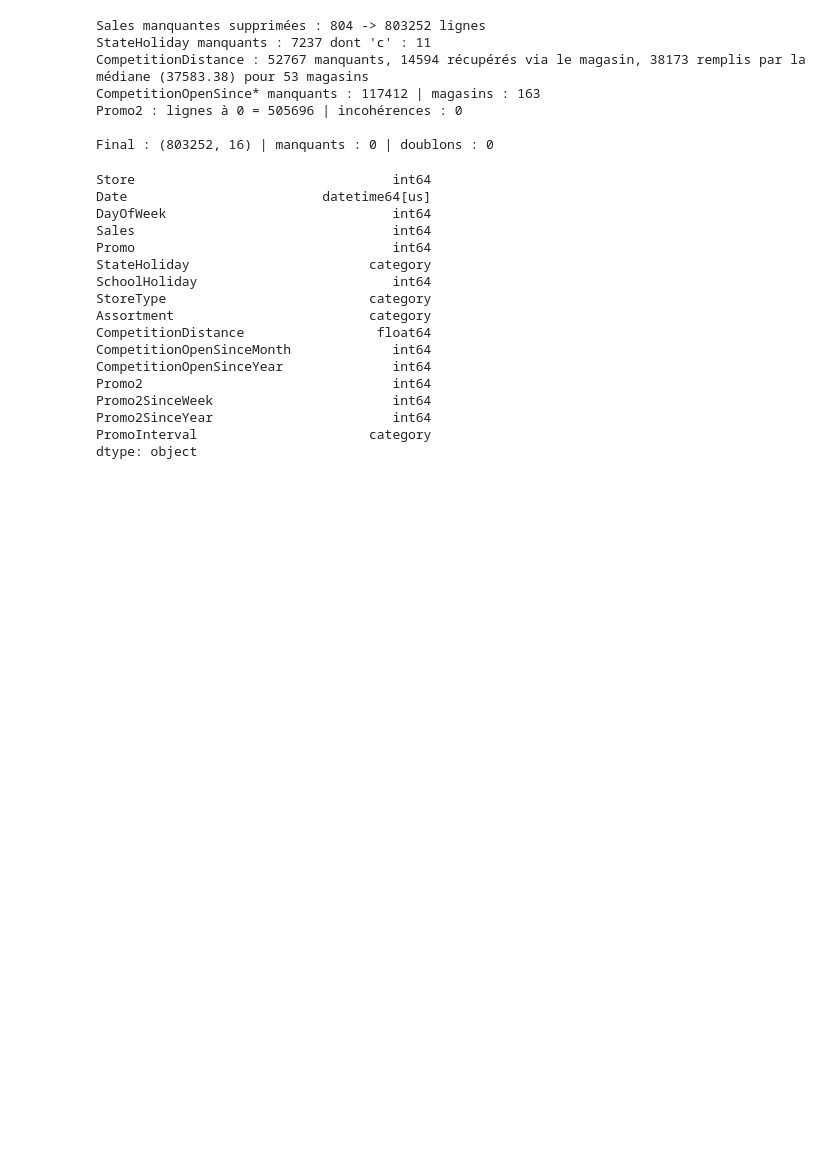
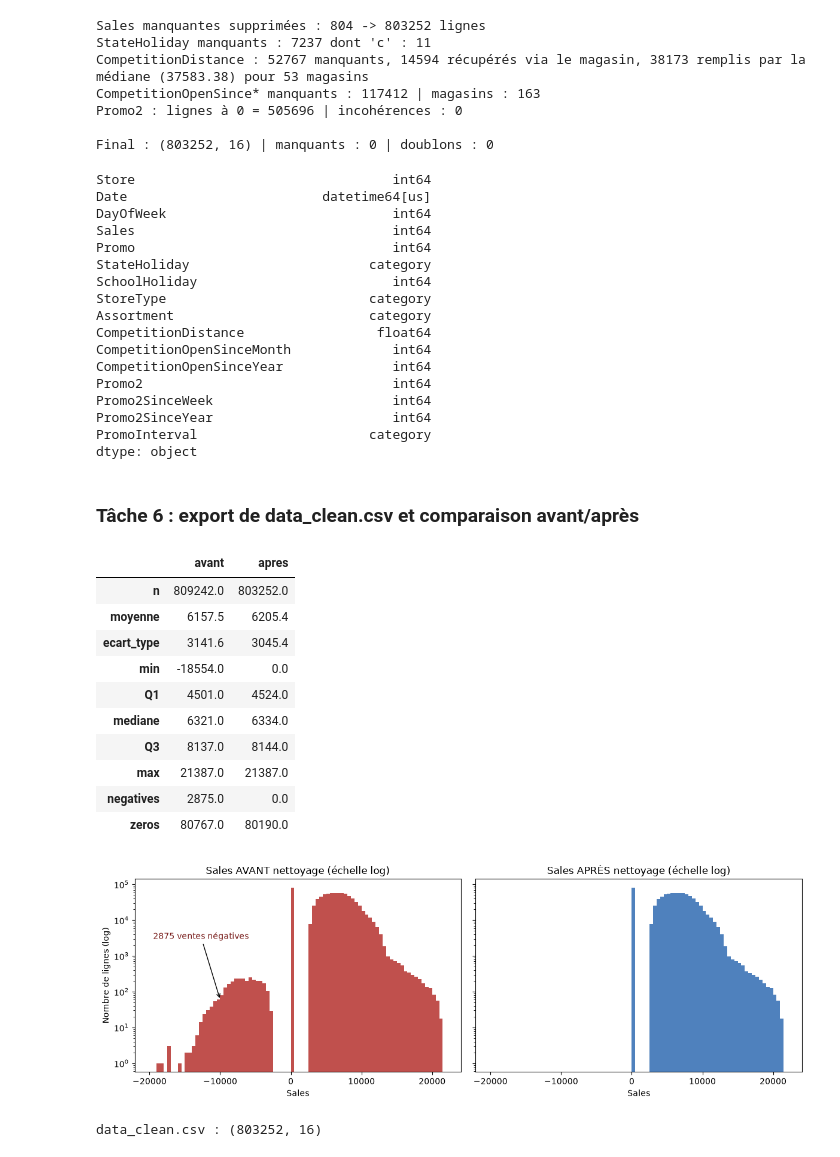
Before and after one commit to DIOPBARHAM/Projet_ML_prediction_chiffres_affaires, a Jupyter notebook: Prediction_chiffres_affaires/notebooks/preparation_donnee.ipynb, the cells around one changed output. Drawn from its saved outputs; the diff is of its cells as text; code cells hidden in the pictures; blank space fills up the shorter version.

Commit message:
feat: export de data_clean.csv et comparaison de Sales avant/après nettoyage

```diff
--- a/Prediction_chiffres_affaires/notebooks/preparation_donnee.ipynb
+++ b/Prediction_chiffres_affaires/notebooks/preparation_donnee.ipynb
@@ -201,3 +201,49 @@ Promo2SinceWeek                       int64
 Promo2SinceYear                       int64
 PromoInterval                      category
 dtype: object
+# %% [markdown]
+### Tâche 6 : export de data_clean.csv et comparaison avant/après
+# %%
+avant = sales_brut.dropna()
+apres = df["Sales"]
+
+def resume(s):
+    return {"n": s.count(), "moyenne": round(s.mean(), 1), "ecart_type": round(s.std(), 1),
+            "min": s.min(), "Q1": s.quantile(.25), "mediane": s.median(), "Q3": s.quantile(.75),
+            "max": s.max(), "negatives": int((s < 0).sum()), "zeros": int((s == 0).sum())}
+
+tab = pd.DataFrame({"avant": resume(avant), "apres": resume(apres)})
+tab.to_csv("reports/sales_avant_apres.csv")
+display(tab)
+
+fig, ax = plt.subplots(1, 2, figsize=(12, 4.2), sharey=True)
+bins = np.linspace(-20000, 22000, 85)
+ax[0].hist(avant, bins=bins, color="#c0504d", log=True)
+ax[0].set_title("Sales AVANT nettoyage (échelle log)")
+ax[1].hist(apres, bins=bins, color="#4f81bd", log=True)
+ax[1].set_title("Sales APRÈS nettoyage (échelle log)")
+ax[0].annotate(f"{(avant < 0).sum()} ventes négatives", xy=(-10000, 60), xytext=(-19500, 3000),
+               arrowprops=dict(arrowstyle="->"), color="#7a1f1d")
+for a in ax:
+    a.set_xlabel("Sales")
+ax[0].set_ylabel("Nombre de lignes (log)")
+plt.tight_layout()
+plt.savefig("reports/sales_avant_apres.png", dpi=130)
+plt.show()
+
+df.to_csv("data/clean/data_clean.csv", index=False, date_format="%Y-%m-%d")
+print("data_clean.csv :", df.shape)
+# %% [output]
+|  | avant | apres |
+| n | 809242.0 | 803252.0 |
+| moyenne | 6157.5 | 6205.4 |
+| ecart_type | 3141.6 | 3045.4 |
+| min | -18554.0 | 0.0 |
+| Q1 | 4501.0 | 4524.0 |
+| mediane | 6321.0 | 6334.0 |
+| Q3 | 8137.0 | 8144.0 |
+| max | 21387.0 | 21387.0 |
+| negatives | 2875.0 | 0.0 |
+| zeros | 80767.0 | 80190.0 |
+[figure, added]
+data_clean.csv : (803252, 16)
```
Also changed, not shown: 3 other files.
